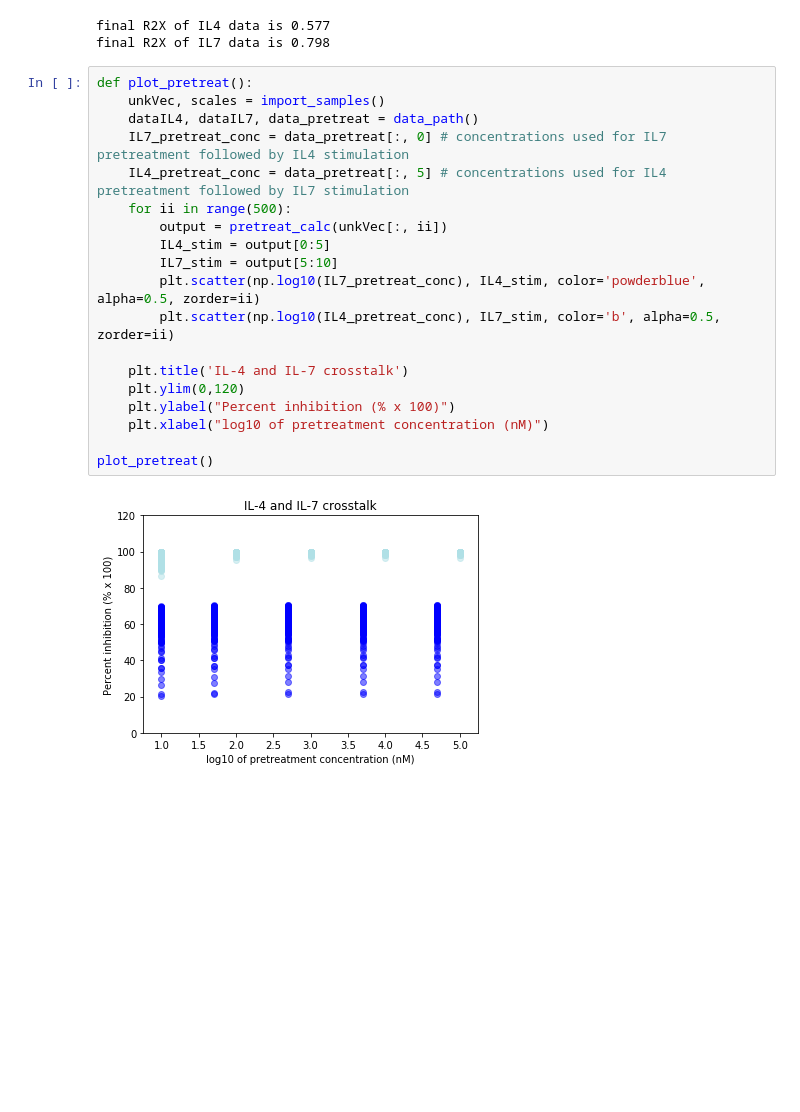
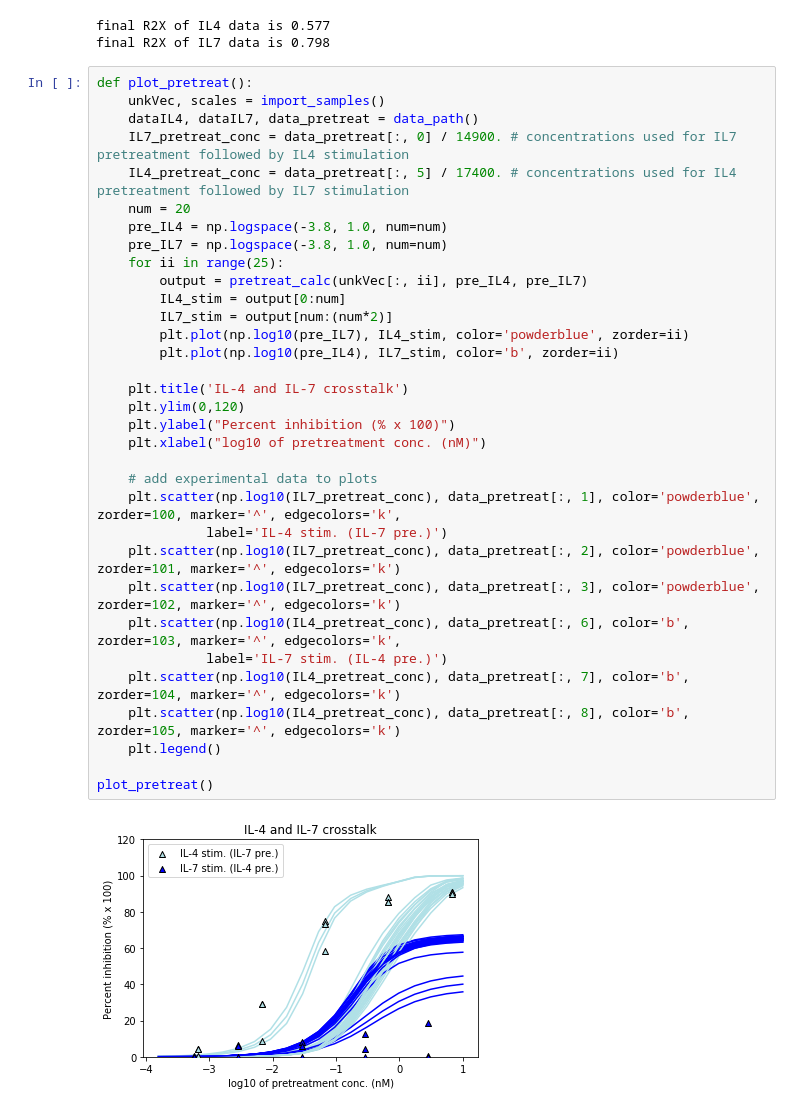
Before and after one commit to meyer-lab/gc-valent, a Jupyter notebook: BMES_submission_adam.ipynb, the cells around one changed output. Cells and saved outputs as stored; diff of their text form; blank space fills up the shorter version.

Commit message:
move updated plots into notebook

```diff
--- a/BMES_submission_adam.ipynb
+++ b/BMES_submission_adam.ipynb
@@ -116,21 +116,35 @@ final R2X of IL7 data is 0.798
 # %%
 def plot_pretreat():
     unkVec, scales = import_samples()
     dataIL4, dataIL7, data_pretreat = data_path()
-    IL7_pretreat_conc = data_pretreat[:, 0] # concentrations used for IL7 pretreatment followed by IL4 stimulation
-    IL4_pretreat_conc = data_pretreat[:, 5] # concentrations used for IL4 pretreatment followed by IL7 stimulation
-    for ii in range(500):
-        output = pretreat_calc(unkVec[:, ii])
-        IL4_stim = output[0:5]
-        IL7_stim = output[5:10]
-        plt.scatter(np.log10(IL7_pretreat_conc), IL4_stim, color='powderblue', alpha=0.5, zorder=ii)
-        plt.scatter(np.log10(IL4_pretreat_conc), IL7_stim, color='b', alpha=0.5, zorder=ii)
+    IL7_pretreat_conc = data_pretreat[:, 0] / 14900. # concentrations used for IL7 pretreatment followed by IL4 stimulation
+    IL4_pretreat_conc = data_pretreat[:, 5] / 17400. # concentrations used for IL4 pretreatment followed by IL7 stimulation
+    num = 20
+    pre_IL4 = np.logspace(-3.8, 1.0, num=num)
+    pre_IL7 = np.logspace(-3.8, 1.0, num=num)
+    for ii in range(25):
+        output = pretreat_calc(unkVec[:, ii], pre_IL4, pre_IL7)
+        IL4_stim = output[0:num]
+        IL7_stim = output[num:(num*2)]
+        plt.plot(np.log10(pre_IL7), IL4_stim, color='powderblue', zorder=ii)
+        plt.plot(np.log10(pre_IL4), IL7_stim, color='b', zorder=ii)
 
     plt.title('IL-4 and IL-7 crosstalk')
     plt.ylim(0,120)
     plt.ylabel("Percent inhibition (% x 100)")
-    plt.xlabel("log10 of pretreatment concentration (nM)")
+    plt.xlabel("log10 of pretreatment conc. (nM)")
+
+    # add experimental data to plots
+    plt.scatter(np.log10(IL7_pretreat_conc), data_pretreat[:, 1], color='powderblue', zorder=100, marker='^', edgecolors='k',
+              label='IL-4 stim. (IL-7 pre.)')
+    plt.scatter(np.log10(IL7_pretreat_conc), data_pretreat[:, 2], color='powderblue', zorder=101, marker='^', edgecolors='k')
+    plt.scatter(np.log10(IL7_pretreat_conc), data_pretreat[:, 3], color='powderblue', zorder=102, marker='^', edgecolors='k')
+    plt.scatter(np.log10(IL4_pretreat_conc), data_pretreat[:, 6], color='b', zorder=103, marker='^', edgecolors='k',
+              label='IL-7 stim. (IL-4 pre.)')
+    plt.scatter(np.log10(IL4_pretreat_conc), data_pretreat[:, 7], color='b', zorder=104, marker='^', edgecolors='k')
+    plt.scatter(np.log10(IL4_pretreat_conc), data_pretreat[:, 8], color='b', zorder=105, marker='^', edgecolors='k')
+    plt.legend()
 
 plot_pretreat()
 # %% [output]
-[figure, old version]
+[figure, new version]
```
Also changed, not shown: 1 other file.
